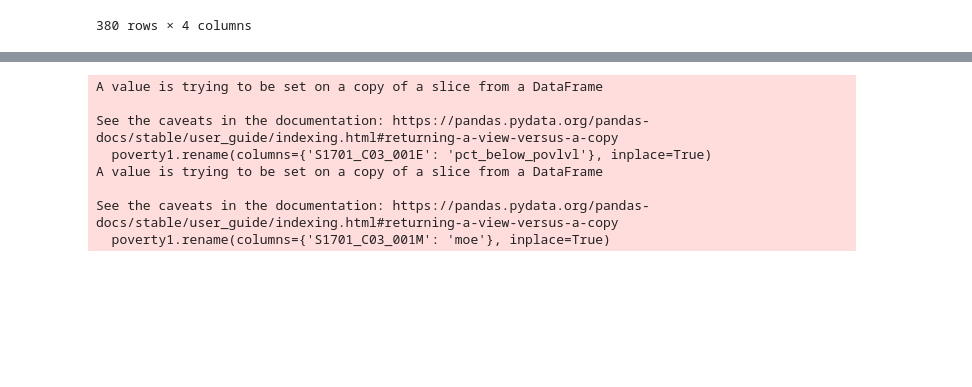
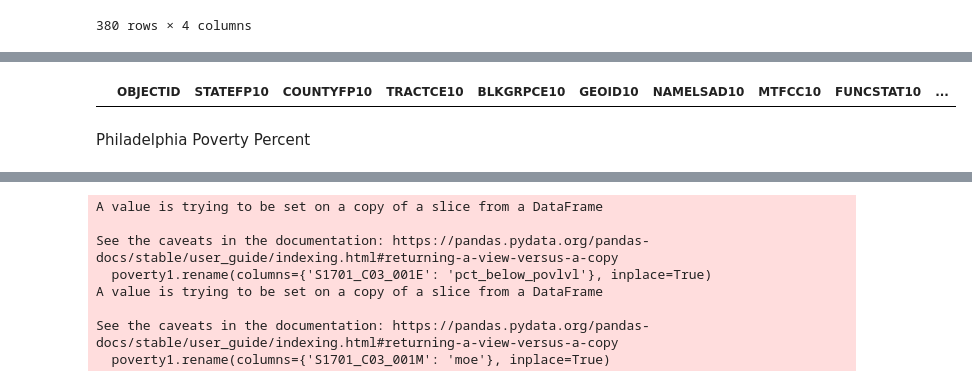
Before and after one commit to Kristina-RUC/datamana, a Jupyter notebook: map.ipynb, the cells around one changed output, grey strips where cells are left out. Drawn from its saved outputs; the diff is of its cells as text; code cells hidden in the pictures; blank space fills up the shorter version.

```diff
--- a/map.ipynb
+++ b/map.ipynb
@@ -171,3 +198,9 @@ ValueError: You are trying to merge on object and int64 columns for key 'GEOID10
+# %%
+phillycbll2
+# %% [output]
+|  | OBJECTID | STATEFP10 | COUNTYFP10 | TRACTCE10 | BLKGRPCE10 | GEOID10 | NAMELSAD10 | MTFCC10 | FUNCSTAT10 | ... |
+# %% [markdown]
+Philadelphia Poverty Percent
 # %%
 #poverty = gpd.read_file("https://raw.githubusercontent.com/Kristina-RUC/datamana/refs/heads/main/acs5.customization")
 #this didn't work so I am shifting to the data from social explorer
```
Also changed, not shown: parts of 3 cells of this notebook.
